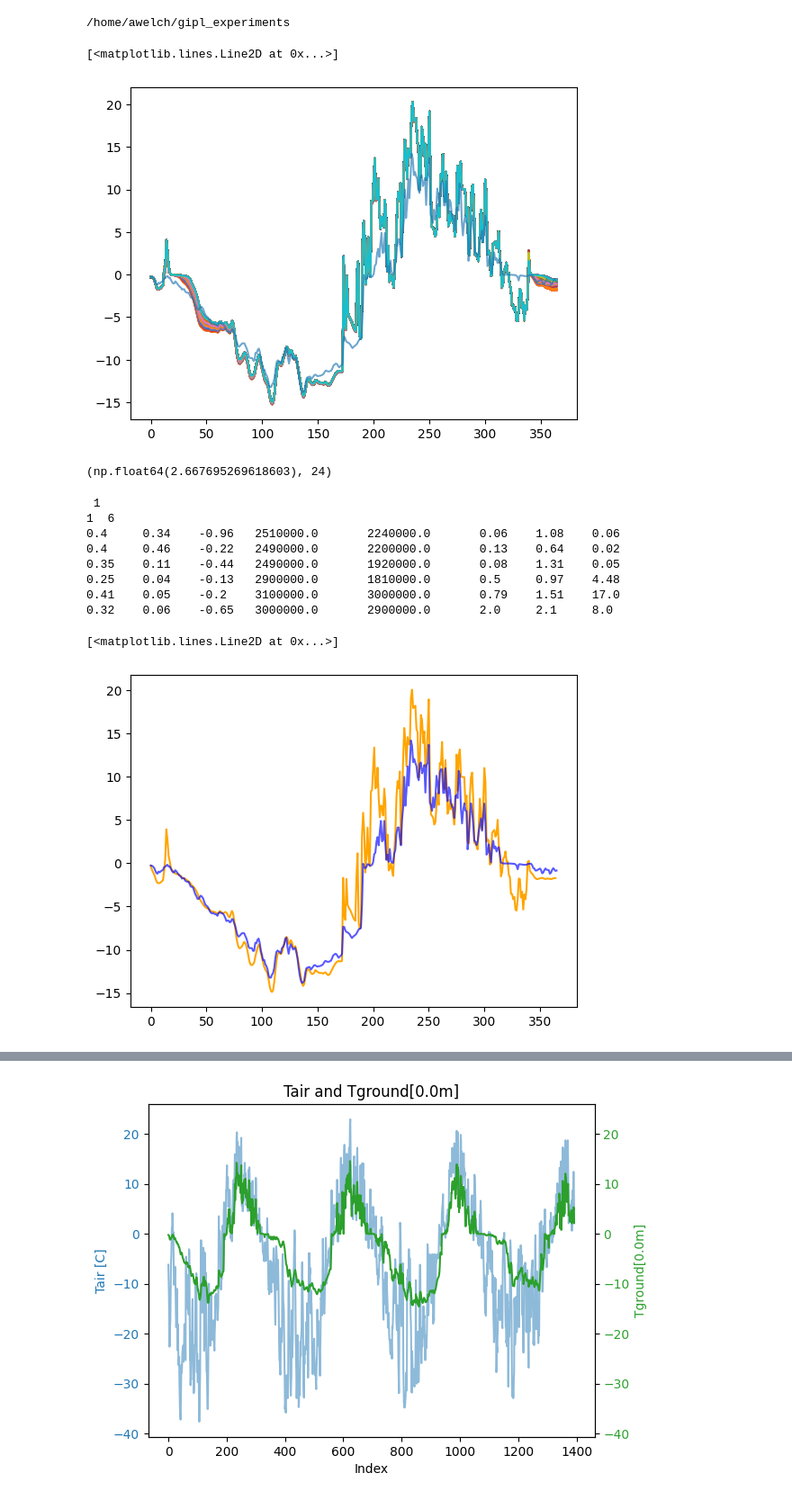
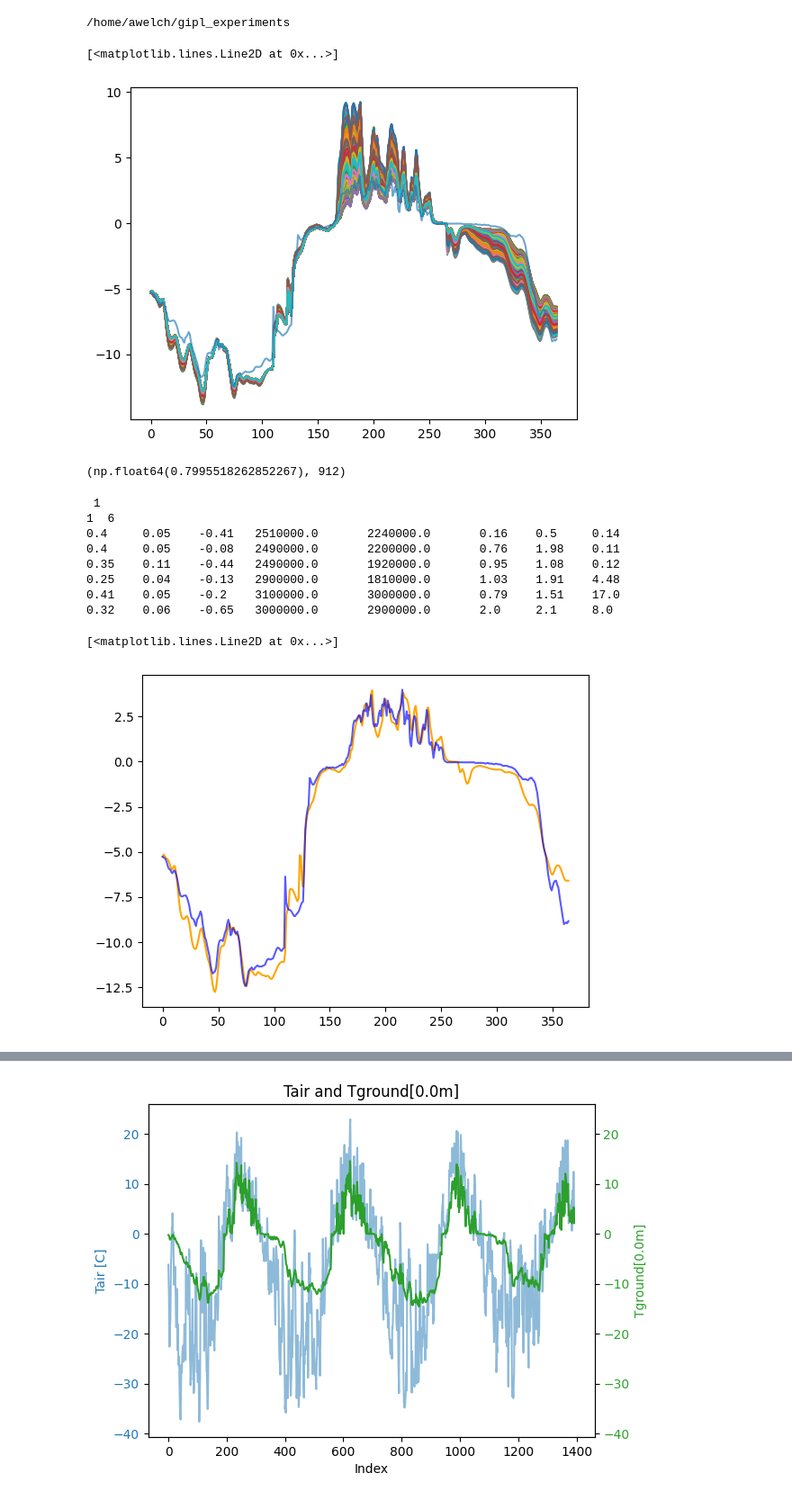
Before and after one commit to allisonwelch1/GIPL, a Jupyter notebook: calibration_run/allison_results_plot.ipynb, the cells around one changed output, grey strips where cells are left out. Shown: that part at 90% size. Drawn from its saved outputs; the diff is of its cells as text; code cells hidden in the pictures.

```diff
--- a/calibration_run/allison_results_plot.ipynb
+++ b/calibration_run/allison_results_plot.ipynb
@@ -190,7 +190,7 @@ def load_icalc(outpath):
     return df
 
 def read_yaml():
-    with open("config.yaml") as config_file:
+    with open(GIPL_PATH/"config.yaml") as config_file:
         try:
             config = yaml.safe_load(config_file)
             return config
@@ -211,31 +211,31 @@ print(ROOT_OUTPUT_PATH)
 # %%
 # run sensitivity analysis script
 #!python sa_for_gipl.py
 # read number of sample from config.yaml
-depth = "0.01m"
+depth = "0.13m"
 
 perturbation_range, n_samples, data = parse_config(read_yaml())
 # plot all samples for a given depth
 rmse=[]
 for sample in range(n_samples):
     isample=f"gipl_{sample}"
     ipath=ROOT_OUTPUT_PATH / isample
     # print(ipath)
     ires=load_icalc(ipath)
     rmse.append(np.sqrt(np.mean((ires[depth]-df_meas[depth].iloc[:365])**2)))
     plt.plot(ires[depth])
 plt.plot(df_meas[depth].iloc[:365],alpha=0.65)
 # %% [output]
 [<matplotlib.lines.Line2D at 0x...>]
-[figure, old version]
+[figure, new version]
 # %%
 #min(rmse)
 val, idx = min((val, idx) for (idx, val) in enumerate(rmse))
 val, idx
 # %% [output]
-(np.float64(2.667695269618603), 24)
+(np.float64(0.7995518262852267), 912)
 # %%
-depth = "0.01m"
+depth = "0.13m"
 
 mineral_file = Path(f"~/gipl_experiments/gipl_{idx}/in/mineral.txt").expanduser()
 with mineral_file.open() as file:
@@ -251,14 +251,14 @@ plt.plot(df_meas[depth].loc[:365],alpha=0.65, color="blue")
 # %% [output]
  1
 1  6
-0.4     0.34    -0.96   2510000.0       2240000.0       0.06    1.08    0.06
-0.4     0.46    -0.22   2490000.0       2200000.0       0.13    0.64    0.02
-0.35    0.11    -0.44   2490000.0       1920000.0       0.08    1.31    0.05
-0.25    0.04    -0.13   2900000.0       1810000.0       0.5     0.97    4.48
+0.4     0.05    -0.41   2510000.0       2240000.0       0.16    0.5     0.14
+0.4     0.05    -0.08   2490000.0       2200000.0       0.76    1.98    0.11
+0.35    0.11    -0.44   2490000.0       1920000.0       0.95    1.08    0.12
+0.25    0.04    -0.13   2900000.0       1810000.0       1.03    1.91    4.48
 0.41    0.05    -0.2    3100000.0       3000000.0       0.79    1.51    17.0
 0.32    0.06    -0.65   3000000.0       2900000.0       2.0     2.1     8.0
 [<matplotlib.lines.Line2D at 0x...>]
-[figure, old version]
+[figure, new version]
 # %%
 #min(combined rmse)
 rmse_sums = []
```
Also changed, not shown: parts of 7 cells of this notebook, 23 other files.
